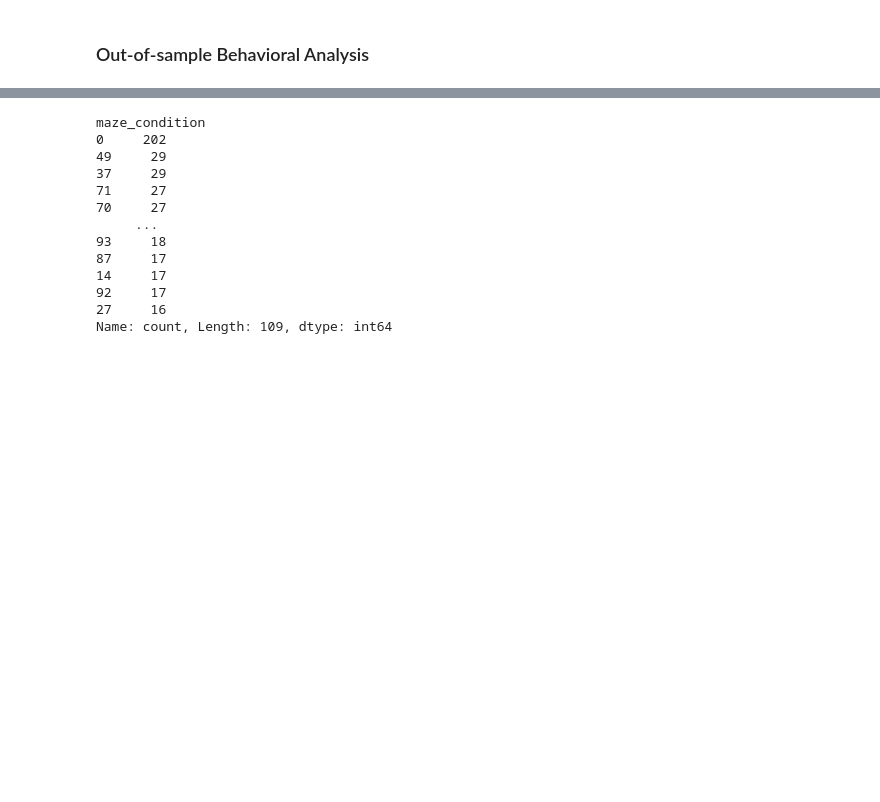
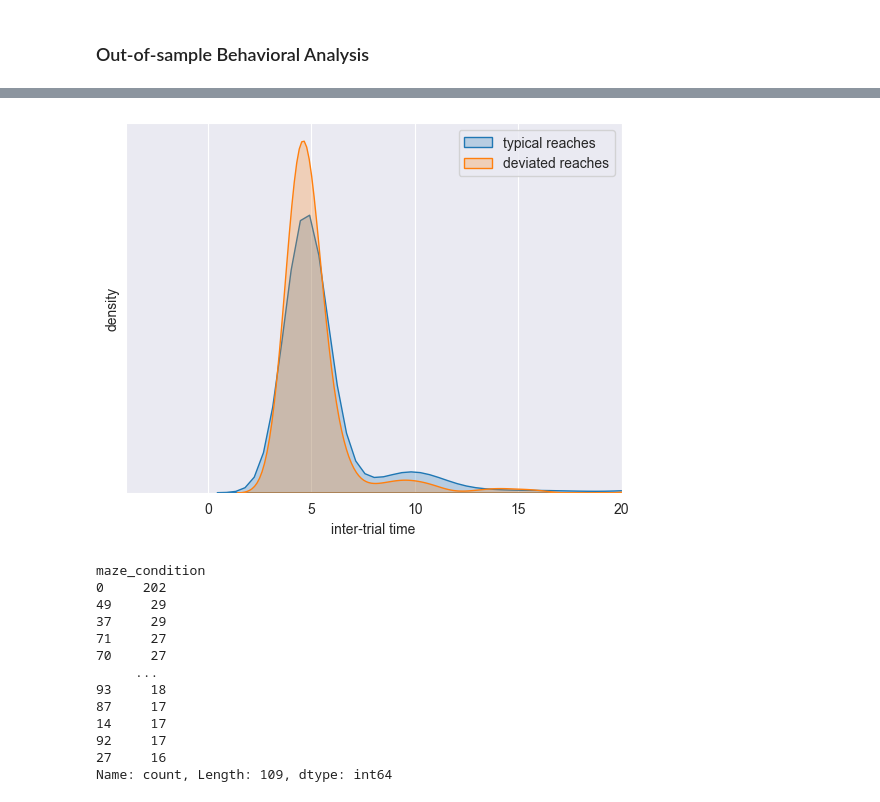
Before and after one commit to mahmoud-elmakki/opium, a Jupyter notebook: behavior_variability.ipynb, the cells around one changed output, grey strips where cells are left out. Drawn from its saved outputs; the diff is of its cells as text; code cells hidden in the pictures; blank space fills up the shorter version.

```diff
--- a/behavior_variability.ipynb
+++ b/behavior_variability.ipynb
@@ -472,3 +487,19 @@ dev_trials = trialtable[trialtable.correct_reach == 0].reset_index()
+# %%
+iti = np.array([trialtable.iloc[trial_id+1].start_time - trialtable.iloc[trial_id].start_time for trial_id in range(len(trialtable)-1)])
+
+sns.kdeplot(iti[typ_trials.index.tolist()[:-1]], fill=True, label='typical reaches')
+sns.kdeplot(iti[dev_trials.index.tolist()[:-1]], fill=True, label='deviated reaches')
+
+plt.title('')
+plt.xlabel('inter-trial time')
+plt.ylabel('density')
+plt.yticks([])
+plt.legend()
+plt.xlim(right=20)
+plt.savefig('/home/makki/opium/output_figs/intertrial_time.png')
+plt.show()
+# %% [output]
+[figure, added]
 # %%
 trialtable.maze_condition.value_counts()
 # %% [output]
```
Also changed, not shown: parts of 6 cells of this notebook, 1 other file.
